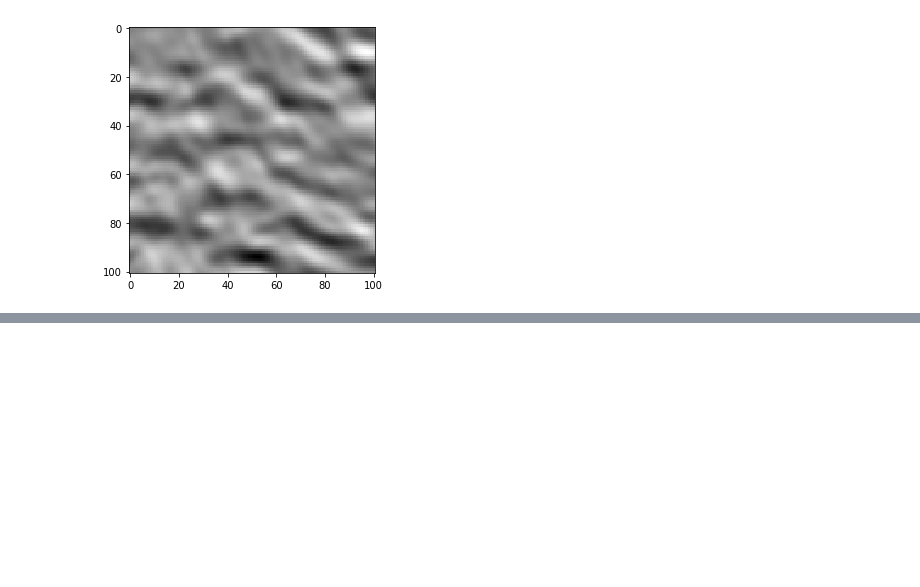
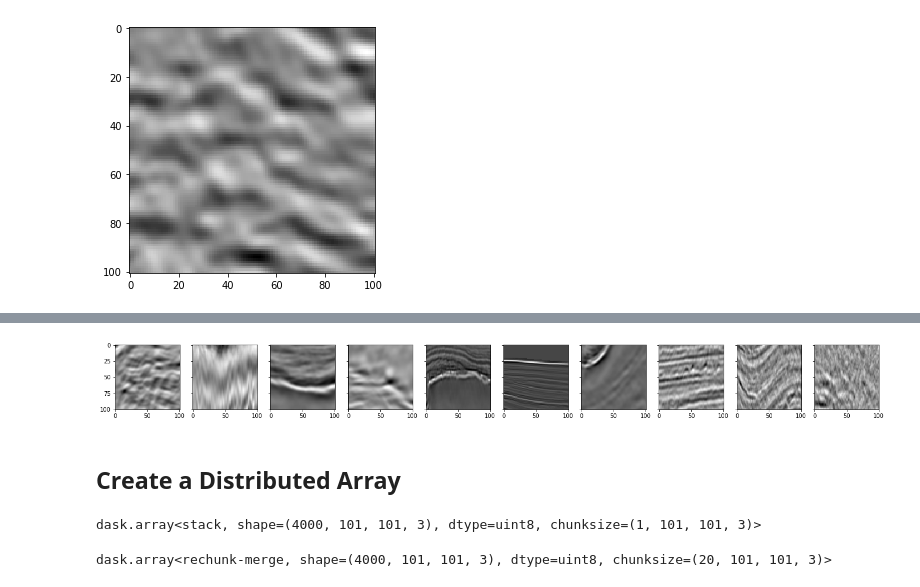
Before and after one commit to A3-labs/tgs-salt-identification-challenge, a Jupyter notebook: notebooks/01-data-exploration.ipynb, the cells around one changed output, grey strips where cells are left out. Saved outputs shown, nothing was run; the diff lists cells and outputs as text; code cells hidden in the pictures; blank space fills up the shorter version.

Commit message:
distributed NumPy with Dask Arrays

```diff
--- a/notebooks/01-data-exploration.ipynb
+++ b/notebooks/01-data-exploration.ipynb
@@ -53,3 +53,7 @@ skimage.io.imshow(sample)
 # %% [output]
 <matplotlib.image.AxesImage at 0x...>
 [figure]
+# %%
+images = os.listdir(dataset_home / 'train'/ 'images')
+im_samples = [os.path.join(dataset_home / 'train'/ 'images'/ f) for f in images[:10]]
+im_samples
@@ -55,0 +71,10 @@ skimage.io.imshow(sample)
+# %%
+samples = [skimage.io.imread(file_name) for file_name in im_samples]
+# %%
+fig, axarr = plt.subplots(1, 10, sharex=True, sharey=True, figsize=(24, 2.5))
+for i, sample in enumerate(samples):
+    axarr[i].imshow(sample, cmap='gray')
+# %% [output]
+[figure, added]
+# %% [markdown]
+## Create a Distributed Array
@@ -55,0 +98,9 @@ skimage.io.imshow(sample)
+# %%
+stack
+# %% [output]
+dask.array<stack, shape=(4000, 101, 101, 3), dtype=uint8, chunksize=(1, 101, 101, 3)>
+# %%
+stack = stack.rechunk(chunks=(20, 101, 101, 3))  # Combine chunks to reduce overhead
+stack
+# %% [output]
+dask.array<rechunk-merge, shape=(4000, 101, 101, 3), dtype=uint8, chunksize=(20, 101, 101, 3)>
```
Also changed, not shown: parts of 21 cells of this notebook, 1 other file.
